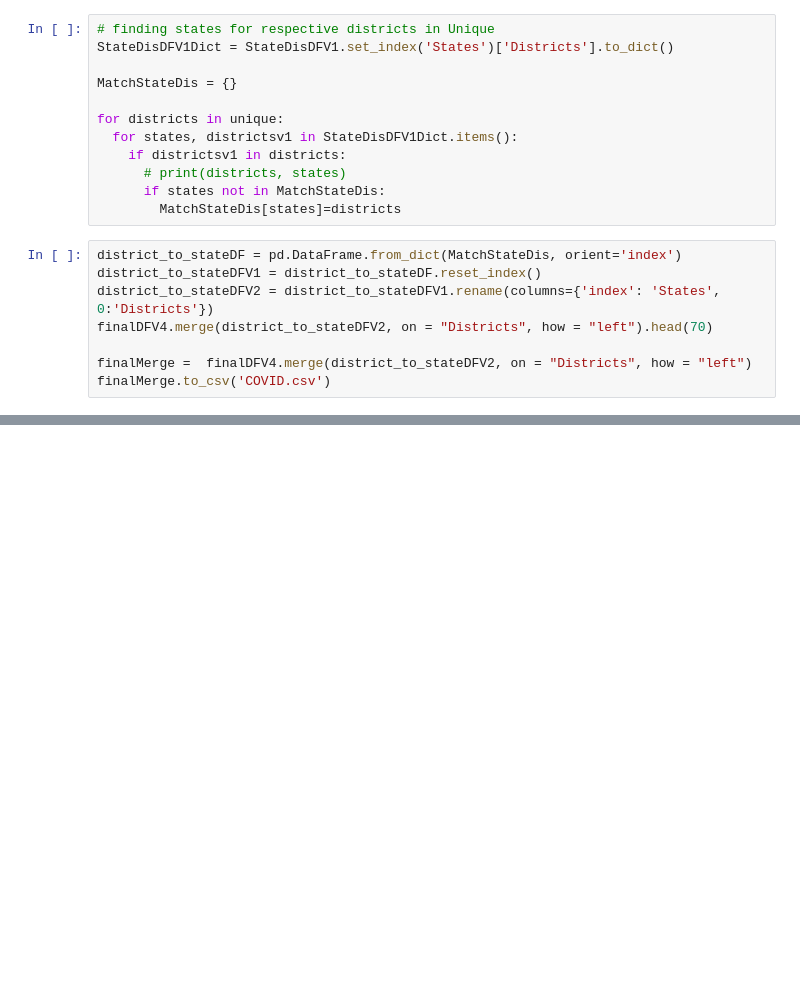
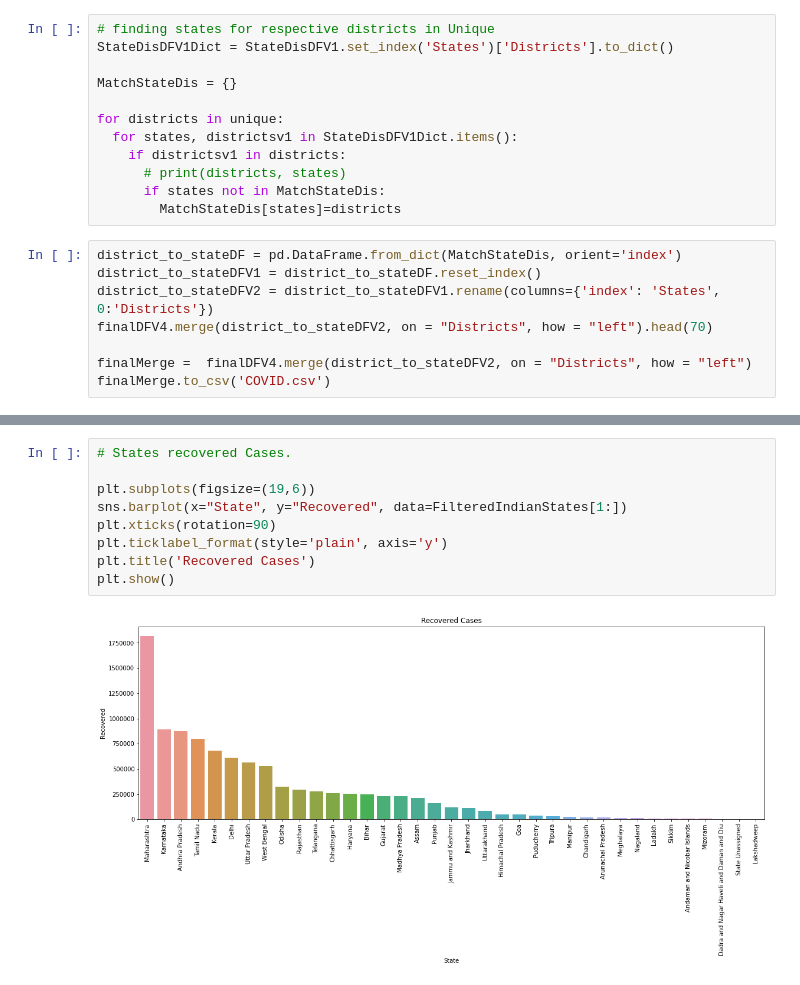
Before and after one commit to kartikay89/COVID-India, a Jupyter notebook: Covid_19(INDIA).ipynb, the cells around one changed output, grey strips where cells are left out. Cells and saved outputs as stored; diff of their text form; blank space fills up the shorter version.

```diff
--- a/Covid_19(INDIA).ipynb
+++ b/Covid_19(INDIA).ipynb
@@ -196,0 +232,11 @@ finalMerge.to_csv('COVID.csv')
+# %%
+# States recovered Cases.
+
+plt.subplots(figsize=(19,6))
+sns.barplot(x="State", y="Recovered", data=FilteredIndianStates[1:])
+plt.xticks(rotation=90)
+plt.ticklabel_format(style='plain', axis='y')
+plt.title('Recovered Cases')
+plt.show()
+# %% [output]
+[figure, added]
```
Also changed, not shown: parts of 32 cells of this notebook.
